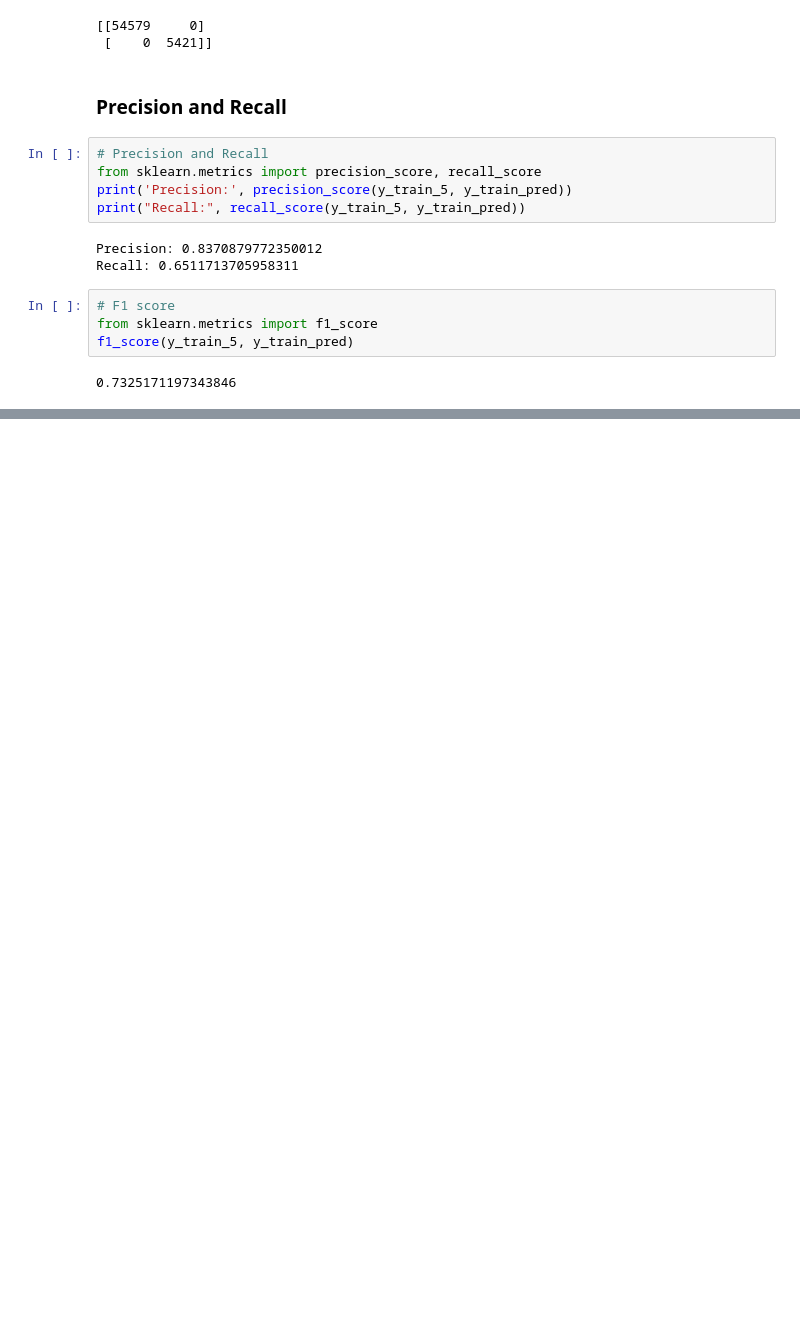
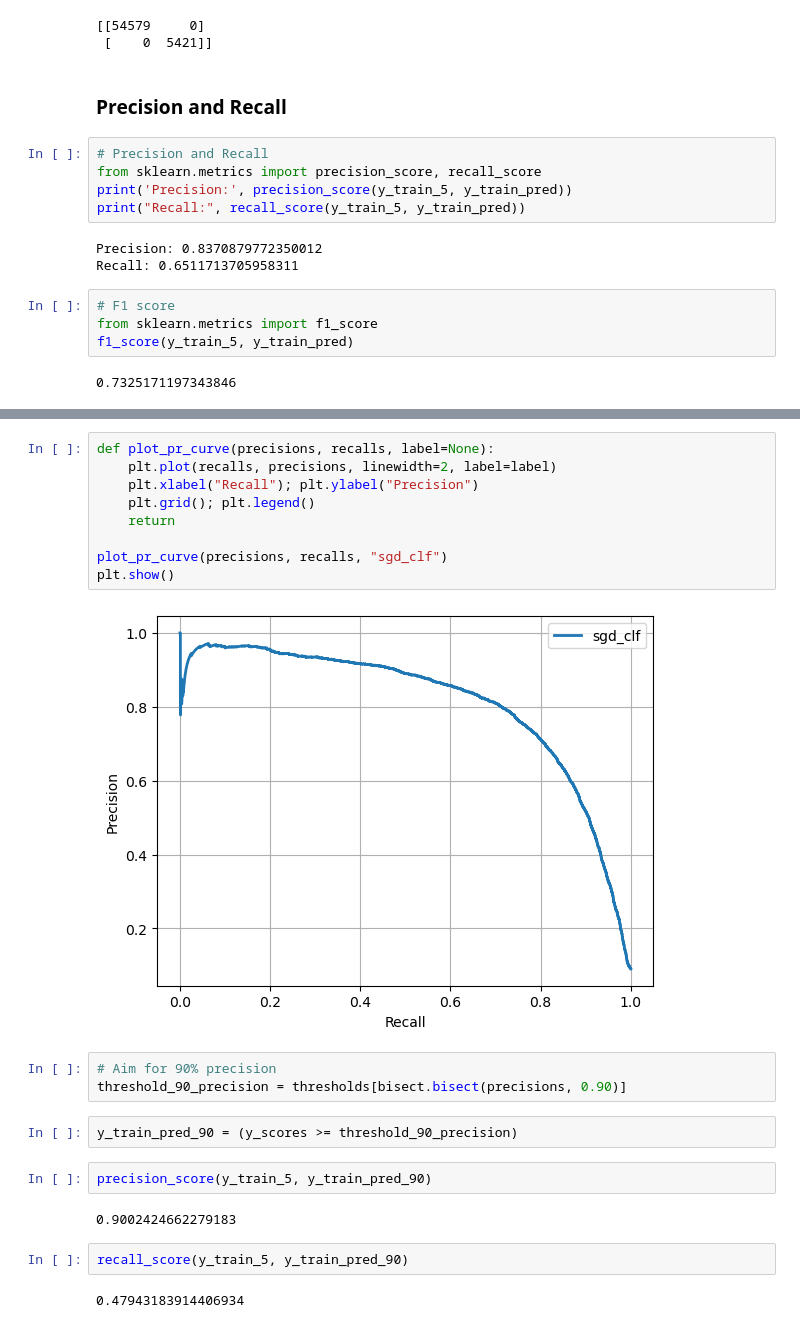
Before and after one commit to LIU-Xnd/ml_learn, a Jupyter notebook: ch3/main.ipynb, the cells around one changed output, grey strips where cells are left out. Cells and saved outputs as stored; diff of their text form; blank space fills up the shorter version.

```diff
--- a/ch3/main.ipynb
+++ b/ch3/main.ipynb
@@ -171,0 +213,24 @@ f1_score(y_train_5, y_train_pred)
+# %%
+def plot_pr_curve(precisions, recalls, label=None):
+    plt.plot(recalls, precisions, linewidth=2, label=label)
+    plt.xlabel("Recall"); plt.ylabel("Precision")
+    plt.grid(); plt.legend()
+    return
+
+plot_pr_curve(precisions, recalls, "sgd_clf")
+plt.show()
+# %% [output]
+[figure, added]
+# %%
+# Aim for 90% precision
+threshold_90_precision = thresholds[bisect.bisect(precisions, 0.90)]
+# %%
+y_train_pred_90 = (y_scores >= threshold_90_precision)
+# %%
+precision_score(y_train_5, y_train_pred_90)
+# %% [output]
+0.9002424662279183
+# %%
+recall_score(y_train_5, y_train_pred_90)
+# %% [output]
+0.47943183914406934
```
Also changed, not shown: parts of 33 cells of this notebook, 2 other files.
